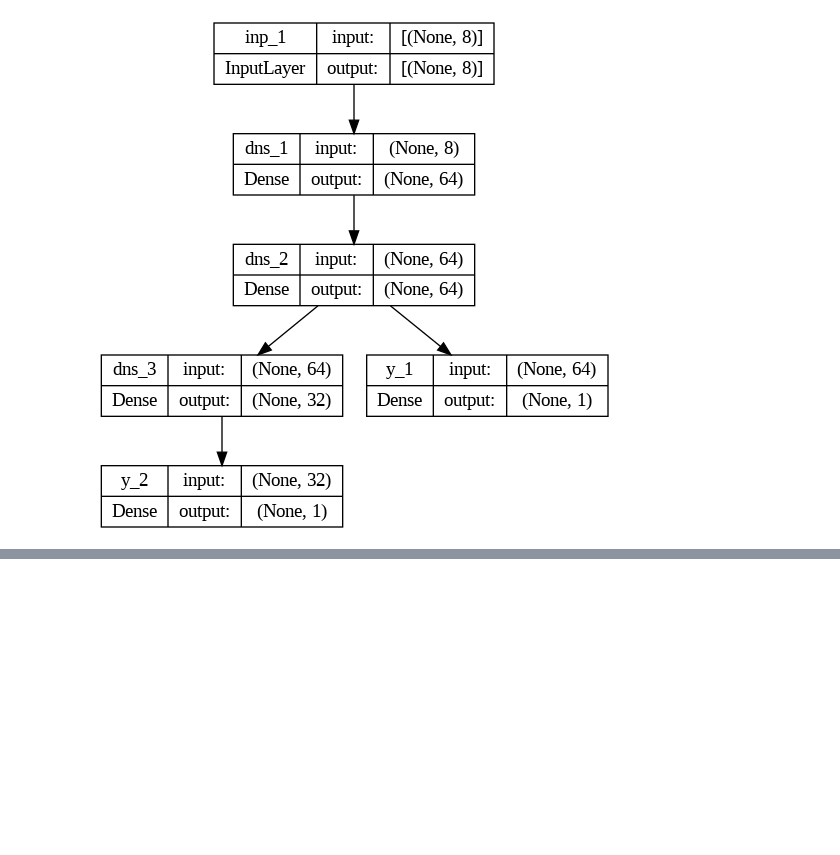
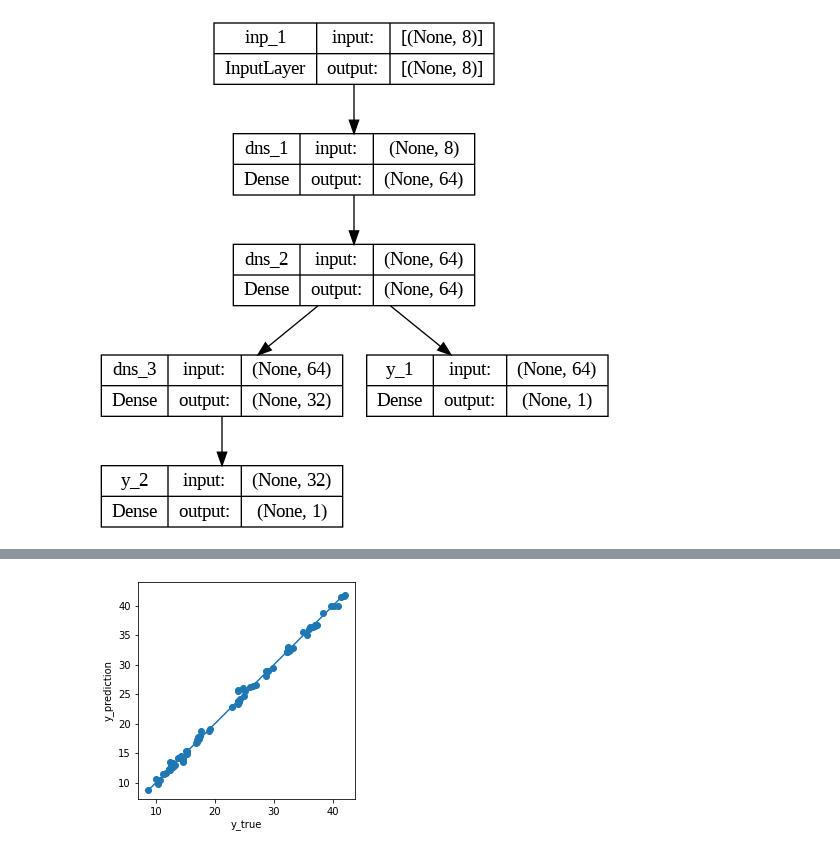
Before and after one commit to Mahdi-Golizadeh/my_tf_xp, a Jupyter notebook: tf_multi_output_net.ipynb, the cells around one changed output, grey strips where cells are left out. Saved outputs shown, nothing was run; the diff lists cells and outputs as text; code cells hidden in the pictures; blank space fills up the shorter version.

```diff
--- a/tf_multi_output_net.ipynb
+++ b/tf_multi_output_net.ipynb
@@ -122,3 +122,25 @@ tf.keras.utils.plot_model(
 )
 # %% [output]
 [figure]
+# %%
+optimizer = tf.keras.optimizers.Adam()
+losses = {
+    "y_1": tf.keras.losses.mse,
+    "y_2": tf.keras.losses.mse
+}
+metrics = {
+    "y_1": tf.keras.metrics.MeanSquaredError(),
+    "y_2": tf.keras.metrics.MeanSquaredError()
+}
+model.compile(
+    optimizer = optimizer,
+    loss = losses,
+    metrics = metrics,
+)
+# %%
+history = model.fit(
+    train_data_normal, (train_y_1, train_y_2),
+    epochs= 500,
+    batch_size= 10,
+    validation_data= (test_data_normal, (test_y_1, test_y_2)),
+)
@@ -124,0 +169,2 @@ tf.keras.utils.plot_model(
+# %%
+y_predict = model.predict(test_data_normal)
@@ -124,0 +173,10 @@ tf.keras.utils.plot_model(
+# %%
+plt.scatter(test_y_1, y_predict[0])
+plt.xlabel("y_true")
+plt.ylabel("y_prediction")
+plt.axis("equal")
+plt.axis("square")
+plt.plot([min(test_y_1), max(test_y_1)], [min(test_y_1), max(test_y_1)])
+plt.show()
+# %% [output]
+[figure, added]
```
Also changed, not shown: parts of 8 cells of this notebook.
